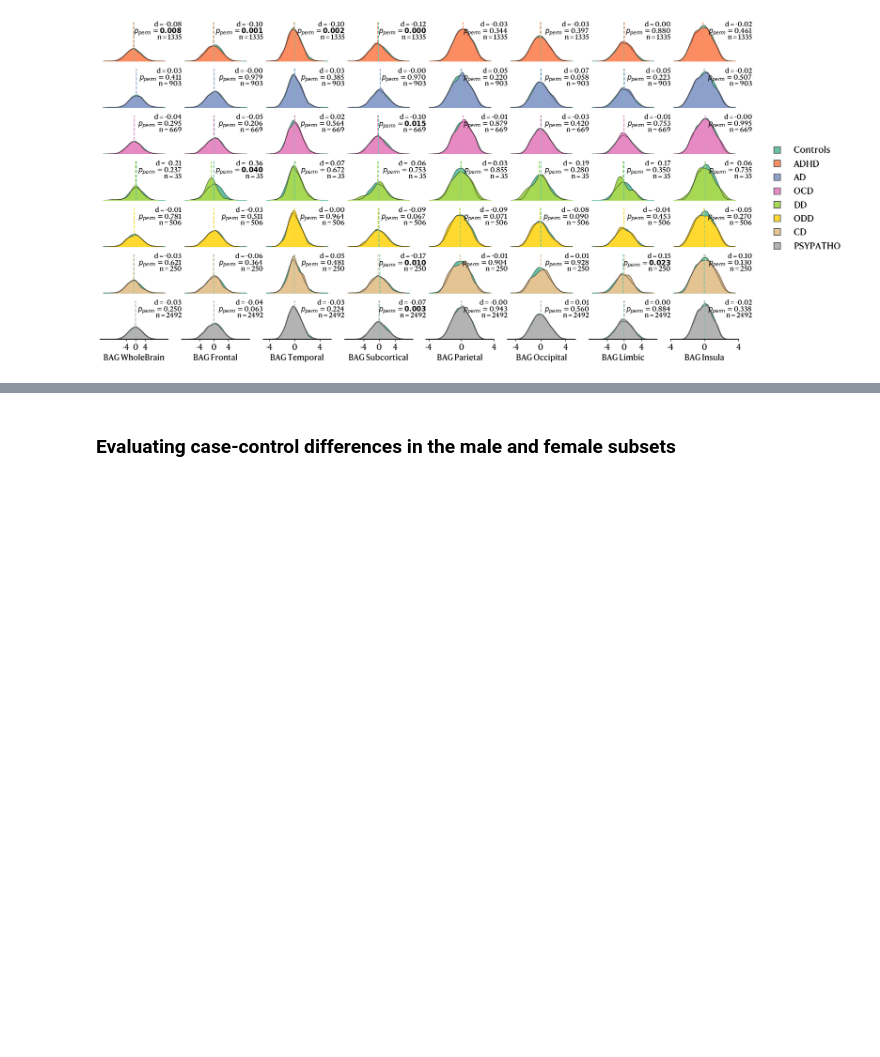
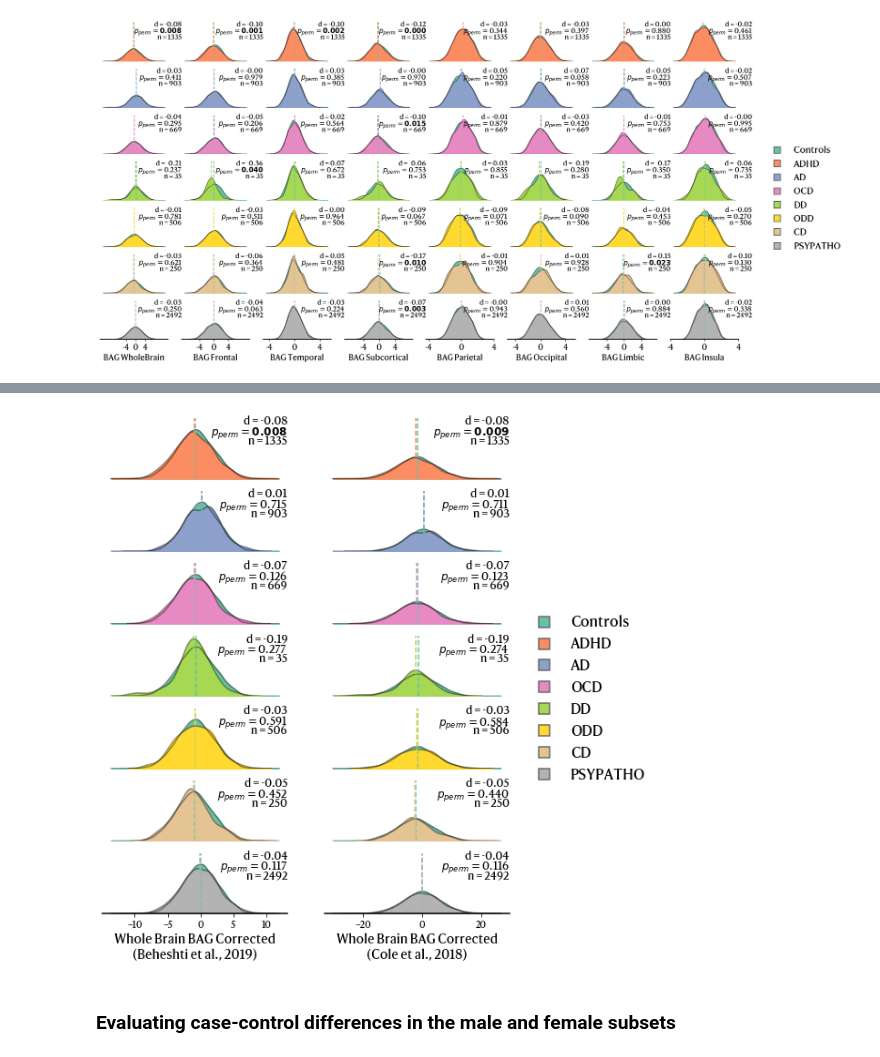
Before and after one commit to gagnonanthony/Gagnon_BrainAge_2026, a Jupyter notebook: notebooks/4-BAG-Diagnosis.ipynb, the cells around one changed output, grey strips where cells are left out. Drawn from its saved outputs; the diff is of its cells as text; code cells hidden in the pictures; blank space fills up the shorter version.

```diff
--- a/notebooks/4-BAG-Diagnosis.ipynb
+++ b/notebooks/4-BAG-Diagnosis.ipynb
@@ -430,3 +501,89 @@ plt.savefig(f"{output_folder}/BAG-Diagnosis/diagnosis_kde_corrected.png", dpi=30
+# %%
+# Before visualizing the data, regress out the covariates.
+for i, region in tqdm(enumerate(regions), desc="Regressing out covariates"):
+
+    # Run a linear model and fetch the residuals.
+    mod = OLS(
+        BAG_df[region],
+        sm.add_constant(BAG_df[["age", "sex", "income_groups", "edu_groups", "Ethnicity", "handedness"]])
+        ).fit()
+
+    BAG_df[region + "_corrected_residuals"] = mod.resid
+# %%
+# Visualize the distribution of the diagnosis data compared to controls.
+fig, axs = plt.subplots(7, 2, figsize=(8, 10), sharey=True)
+for i, region in tqdm(enumerate(["BAG_WholeBrain_Corrected", "BAG_WholeBrain_Corrected_Cole"]), desc="Plotting data"):
+    for j, col in enumerate(["ADHD", "AD", "OCD", "DD", "ODD", "CD", "PSYPATHO"]):
+        # Create a boxplot for each diagnosis.
+        cases = BAG_df[BAG_df[col] == 1]
+        controls = BAG_df[BAG_df["PSYPATHO"] == 0]
+
+        # Recreate a df with cases and controls.
+        viz_df = pd.concat([cases, controls], axis=0)
+
+        sns.kdeplot(data=viz_df, x=region + "_corrected_residuals", hue=col, ax=axs[j, i], palette=[cmap[j+1], cmap[0]],
+                    fill=True, alpha=1, hue_order=[1, 0], common_norm=False, multiple="layer", legend=False)
+        sns.kdeplot(data=viz_df, x=region + "_corrected_residuals", hue=col, ax=axs[j, i], palette=["black", "black"],
+                    fill=False, alpha=0.4, common_norm=False, multiple="layer", legend=False)
+        axs[j, i].set_xlabel("")
+        axs[j, i].spines[["left", "top", "right"]].set_visible(False)
+        axs[j, i].set_yticks([])
+        axs[j, i].set_ylabel("")
+        #axs[j, i].set_xlim([-3, 3])
+
+        #if i == 0 or i == 1 or i == 3:
+        #    axs[j, i].set_xlim([-6, 6])
+
+        if j < 6:
+            axs[j, i].spines["bottom"].set_visible(False)
+            axs[j, i].set_xticks([])
+        else:
+            #axs[j, i].set_xticks([-4, 0, 4])
+            #axs[j, i].set_xticklabels([-4, 0, 4], fontsize=14)
+
+            # String "_" from the region name.
+            if i == 0:
+                region_lab = "Whole Brain BAG Corrected\n(Beheshti et al., 2019)"
+            else:
+                region_lab = "Whole Brain BAG Corrected\n(Cole et al., 2018)"
+            axs[j, i].set_xlabel(region_lab, fontsize=14)
+            axs[j, i].spines["bottom"].set_linewidth(1.5)
+
+        # Write the Cohen's d and p-values on the plot.
+        # Fetch the Cohen's d and p-values.
+        d = results_correction_methods.loc[(results_correction_methods["Region"] == region) & (results_correction_methods["Diagnosis"] == col), "Cohen's d"].values[0]
+        pval = results_correction_methods.loc[(results_correction_methods["Region"] == region) & (results_correction_methods["Diagnosis"] == col), "p-value"].values[0]
+        pval_corrected = results_correction_methods.loc[(results_correction_methods["Region"] == region) & (results_correction_methods["Diagnosis"] == col), "p-value permuted"].values[0]
+        n = len(viz_df[viz_df[col] == 1])
+
+        # Format p-values: bold if significant
+        if pval_corrected < 0.05:
+            pval_corrected_text = r"$p_{perm}=$" + r"$\mathbf{" + f"{pval_corrected:.3f}" + "}$"
+        else:
+            pval_corrected_text = r"$p_{perm}=$" + f"{pval_corrected:.3f}"
+
+        axs[j, i].text(1, 0.95, f"d = {d:.2f}", ha="right", va="center",
+                       transform=axs[j, i].transAxes, fontsize=12)
+        axs[j, i].text(1, 0.75, pval_corrected_text, ha="right", va="center",
+                        transform=axs[j, i].transAxes, fontsize=12)
+        axs[j, i].text(1, 0.62, f"n = {n}", ha="right", va="center",
+                        transform=axs[j, i].transAxes, fontsize=12)
+
+        # Add a dashed line for the mean of both groups.
+        mean_control = np.mean(viz_df[viz_df["PSYPATHO"] == 0][region + "_corrected_residuals"])
+        mean_diag = np.mean(viz_df[viz_df[col] == 1][region + "_corrected_residuals"])
+        axs[j, i].axvline(mean_control, color=cmap[0], linestyle="--", linewidth=1.5)
+        axs[j, i].axvline(mean_diag, color=cmap[j+1], linestyle="--", linewidth=1.5)
+
+# Add a global legend highlighting the colors for the diagnoses with a border.
+handles = [plt.Line2D([0], [0], color=cmap[j], markersize=12, lw=0, marker="s", markeredgewidth=1.5, markeredgecolor='dimgrey') for j in range(8)]
+labels = ["Controls", "ADHD", "AD", "OCD", "DD", "ODD", "CD", "PSYPATHO"]
+fig.legend(handles, labels, loc="upper center", bbox_to_anchor=(1.05, 0.6),
+           ncol=1, fontsize=16, frameon=False)
+
+plt.savefig(f"{output_folder}/BAG-Diagnosis/kde_correction_methods.png", dpi=300, bbox_inches="tight")
+# %% [output]
+[figure, added]
 # %% [markdown]
 ### **Evaluating case-control differences in the male and female subsets**
 # %%
```
Also changed, not shown: parts of 2 cells of this notebook, 2 other files.
